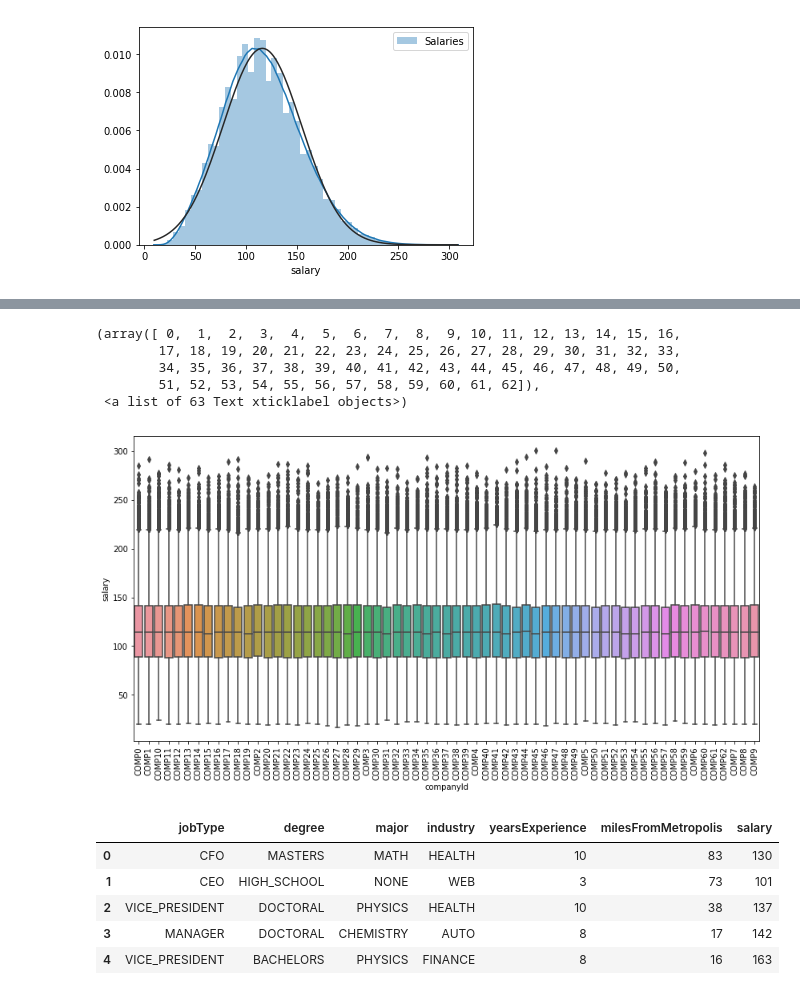
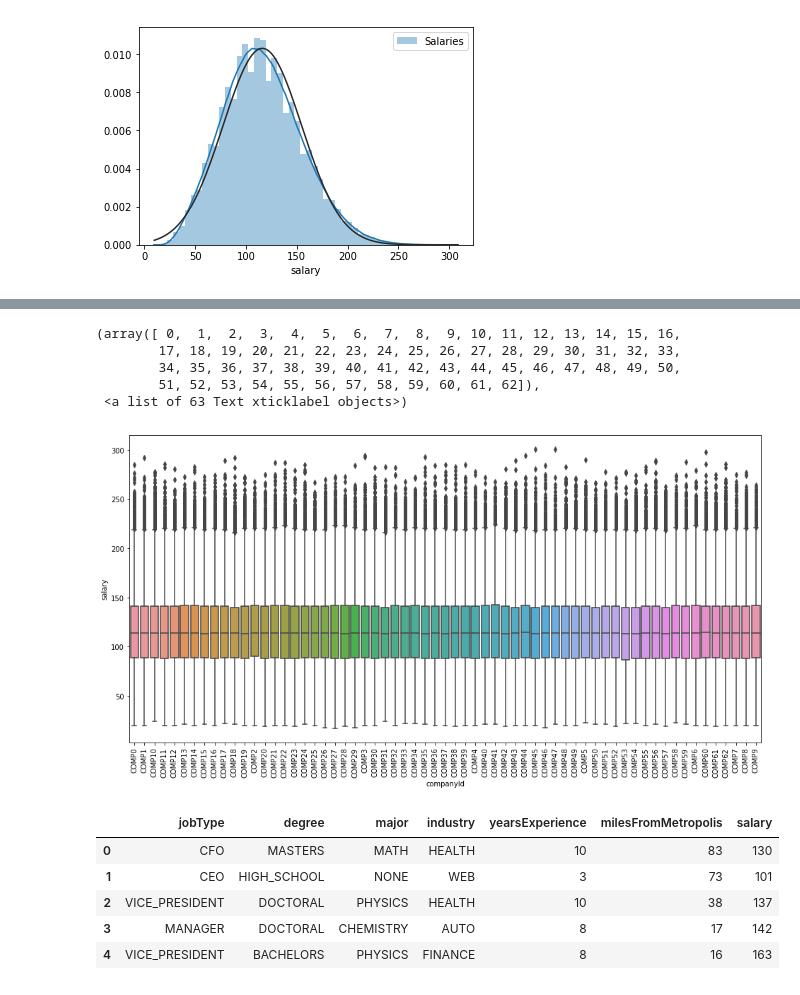
Before and after one commit to deejayrusso/Salary-Prediction-Portfolio, a Jupyter notebook: Salary Prediction Notebook.ipynb, the cells around one changed output, grey strips where cells are left out. Cells and saved outputs as stored; diff of their text form; code cells hidden in the pictures.

```diff
--- a/Salary Prediction Notebook.ipynb
+++ b/Salary Prediction Notebook.ipynb
@@ -255,16 +300,21 @@ Salary distribution is approximately symmetric
 # %%
 # See if any company in our data is significantly out of range from others
+width = 16
+height = 8
 var = 'companyId'
 data = pd.concat([train_data['salary'], train_data[var]], axis=1)
-f, ax = plt.subplots(figsize=(14, 7))
+f, ax = plt.subplots(figsize=(width, height))
 fig = sns.boxplot(x=var, y='salary', data=data)
 plt.xticks(rotation=90)
+
+# companyId shows mostly evenly distributed salaries and does not seem to
+# be a good predictor for salary
 # %% [output]
 (array([ 0,  1,  2,  3,  4,  5,  6,  7,  8,  9, 10, 11, 12, 13, 14, 15, 16,
         17, 18, 19, 20, 21, 22, 23, 24, 25, 26, 27, 28, 29, 30, 31, 32, 33,
         34, 35, 36, 37, 38, 39, 40, 41, 42, 43, 44, 45, 46, 47, 48, 49, 50,
         51, 52, 53, 54, 55, 56, 57, 58, 59, 60, 61, 62]),
  <a list of 63 Text xticklabel objects>)
-[figure, old version]
+[figure, new version]
 # %%
 # jobId is irrelevant for prediction purposes, so we'll remove it
```
Also changed, not shown: parts of 24 cells of this notebook.
